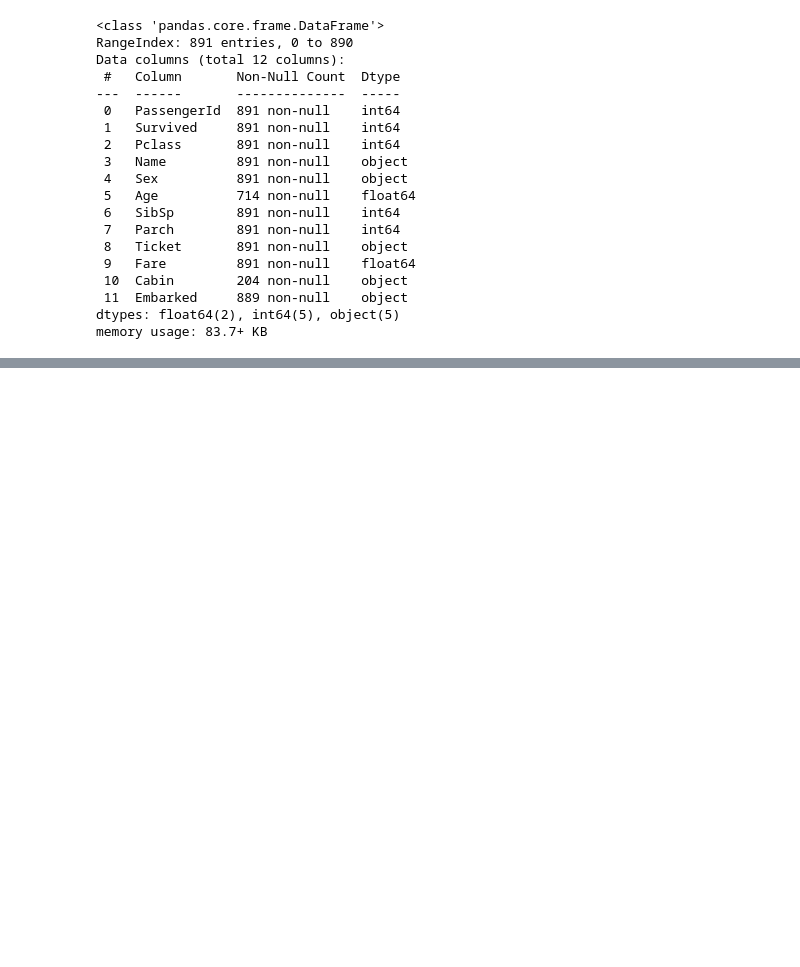
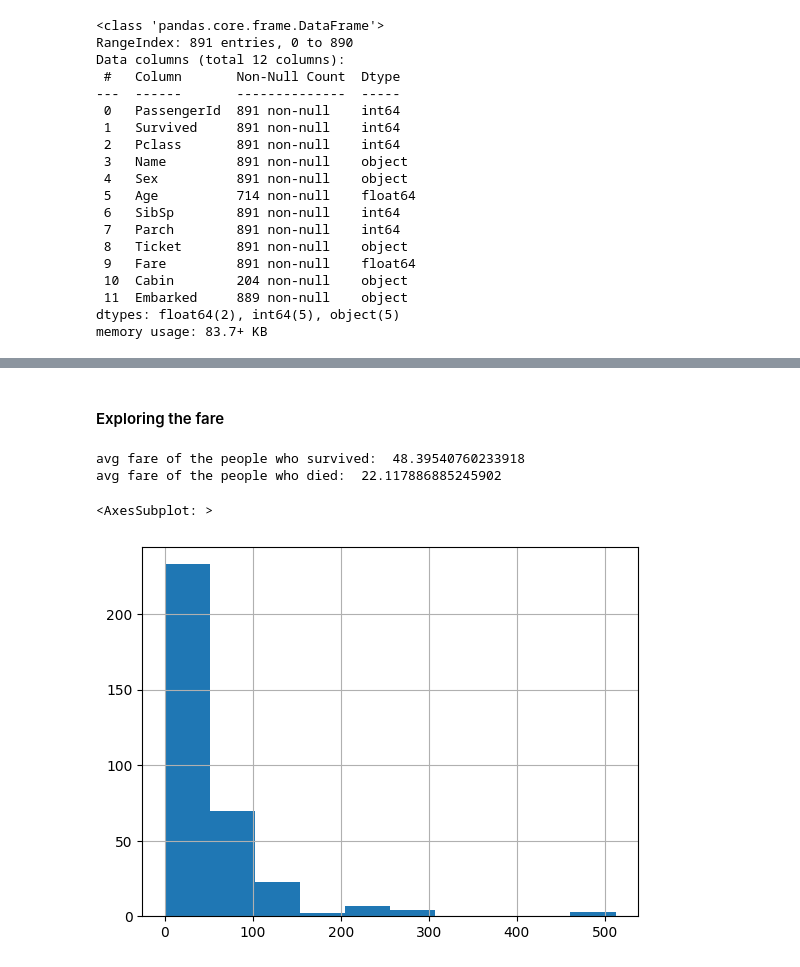
Before and after one commit to trevenue44/kgl_titanic_problem, a Jupyter notebook: data_exploration.ipynb, the cells around one changed output, grey strips where cells are left out. Drawn from its saved outputs; the diff is of its cells as text; code cells hidden in the pictures; blank space fills up the shorter version.

```diff
--- a/data_exploration.ipynb
+++ b/data_exploration.ipynb
@@ -51,0 +215,13 @@ titanic.describe()
+# %% [markdown]
+#### Exploring the fare
+# %%
+print("avg fare of the people who survived: ", survived["Fare"].mean())
+print("avg fare of the people who died: ", dead["Fare"].mean())
+# %% [output]
+avg fare of the people who survived:  48.39540760233918
+avg fare of the people who died:  22.117886885245902
+# %%
+survived["Fare"].hist()
+# %% [output]
+<AxesSubplot: >
+[figure, added]
```
Also changed, not shown: parts of 42 cells of this notebook, 5 other files.
